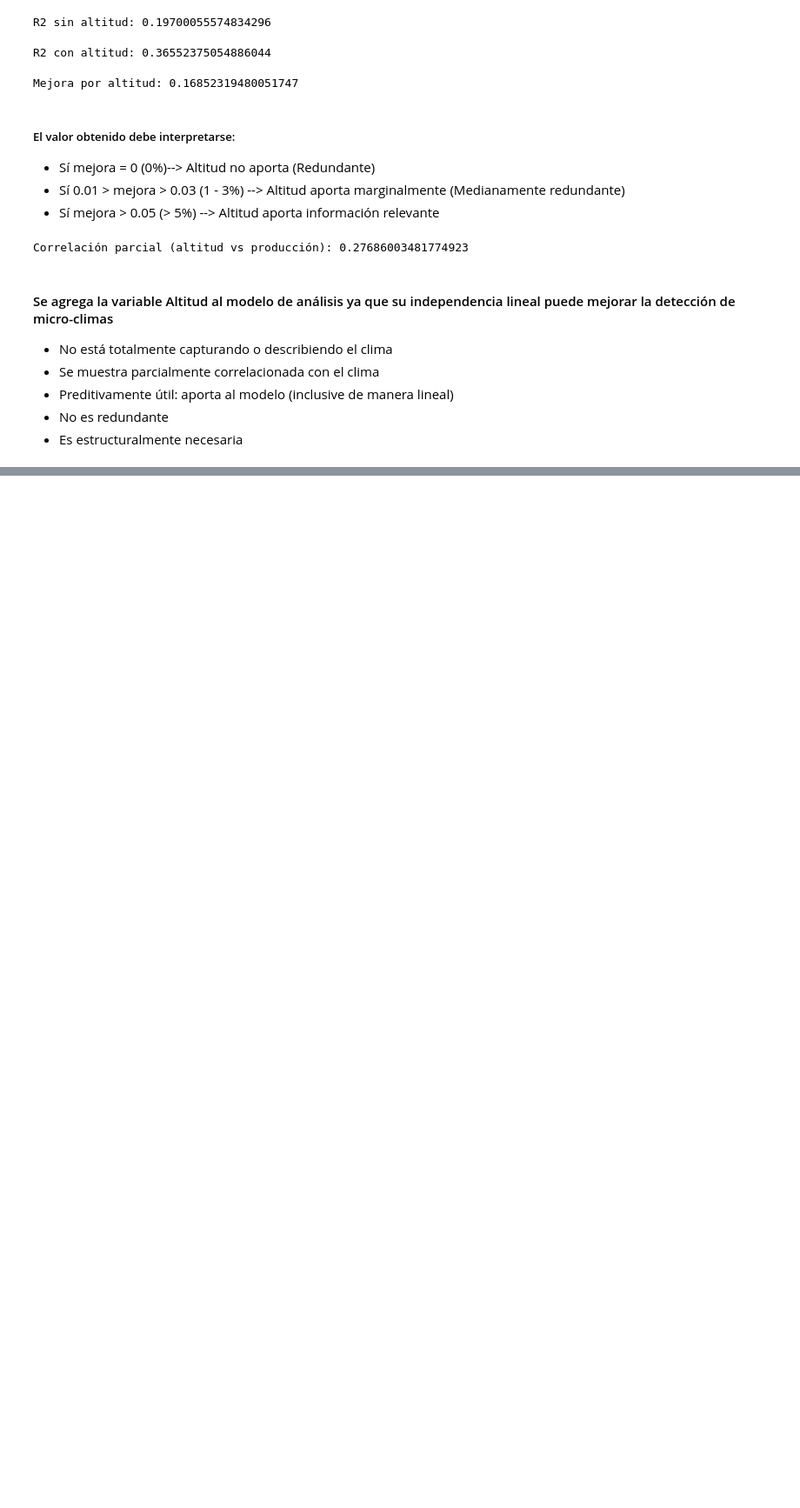
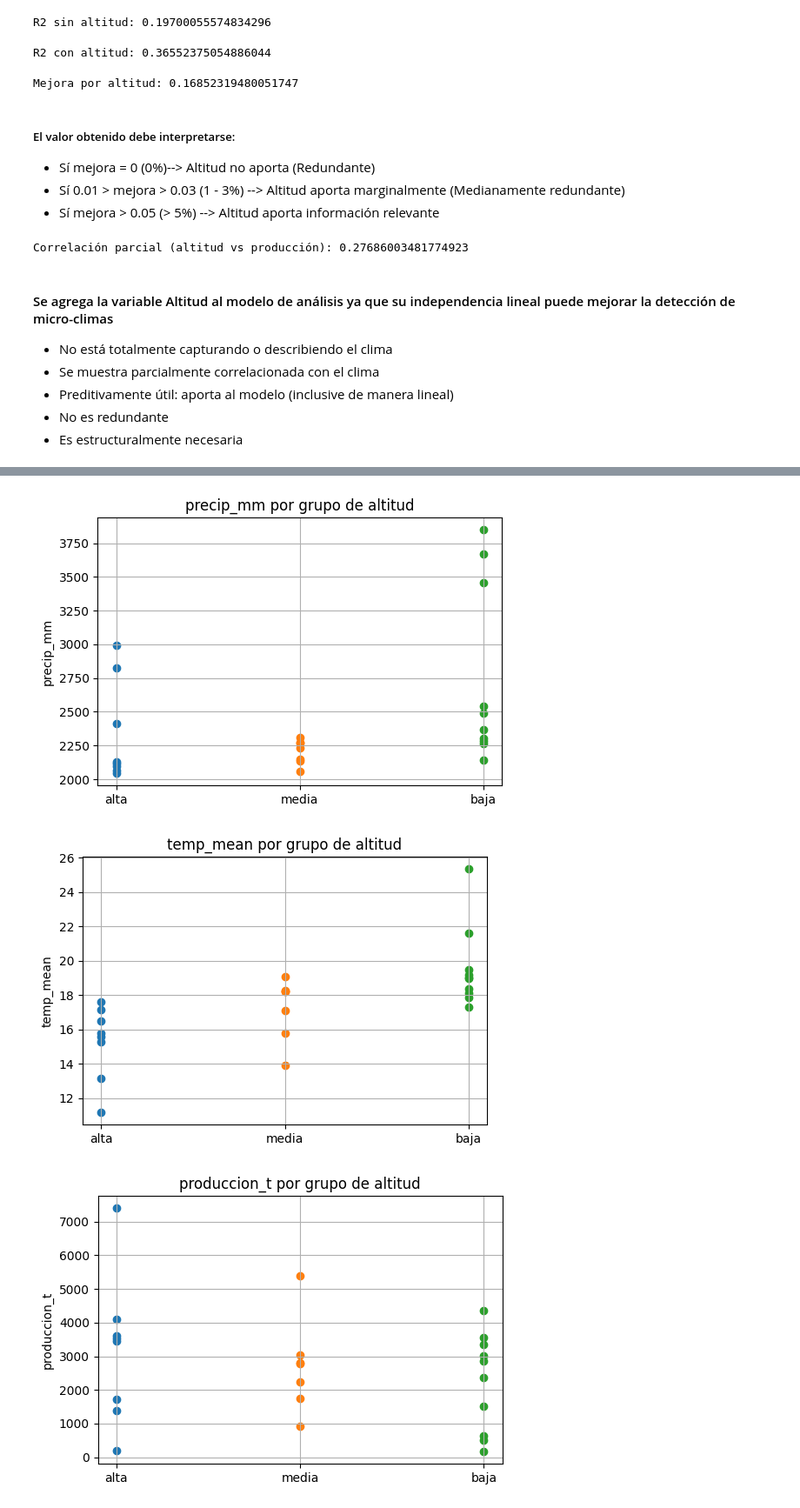
Before and after one commit to danieloliv44/proyecto_aplicado_en_analitica_de_datos, a Jupyter notebook: notebooks/exploracion/exploracion_espacio-clima.ipynb, the cells around one changed output, grey strips where cells are left out. Shown at 87% size. Drawn from its saved outputs; the diff is of its cells as text; code cells hidden in the pictures; blank space fills up the shorter version.

```diff
--- a/notebooks/exploracion/exploracion_espacio-clima.ipynb
+++ b/notebooks/exploracion/exploracion_espacio-clima.ipynb
@@ -310,3 +310,5 @@ Correlación parcial (altitud vs producción): 0.27686003481774923
 * Preditivamente útil: aporta al modelo (inclusive de manera lineal)
 * No es redundante
 * Es estructuralmente necesaria
+# %%
+df_mun = df.groupby("municipio").mean(numeric_only=True).reset_index()
@@ -312,0 +324,9 @@ Correlación parcial (altitud vs producción): 0.27686003481774923
+# %%
+# Evaluar separación entre grupos
+df_mun["grupo_altitud"] = pd.qcut(
+    df_mun["MpAltitud"],
+    q=3,
+    labels=["baja", "media", "alta"]
+)
+
+df_mun.groupby("grupo_altitud")[vars_segmentacion].std()
@@ -312,0 +339,18 @@ Correlación parcial (altitud vs producción): 0.27686003481774923
+# %%
+import matplotlib.pyplot as plt
+
+for var in ["precip_mm", "temp_mean", "produccion_t"]:
+    plt.figure(figsize=(6,4))
+
+    for g in df_mun["grupo_altitud"].unique():
+        subset = df_mun[df_mun["grupo_altitud"] == g]
+        plt.scatter([g]*len(subset), subset[var])
+
+    plt.title(f"{var} por grupo de altitud")
+    plt.ylabel(var)
+    plt.grid(True)
+    plt.show()
+# %% [output]
+[figure, added]
+[figure, added]
+[figure, added]
```
Also changed, not shown: parts of 24 cells of this notebook.
